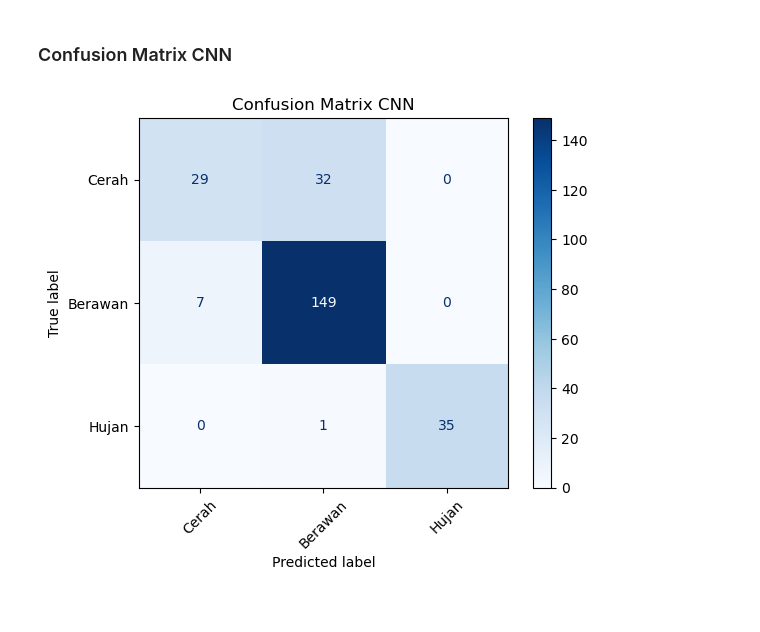
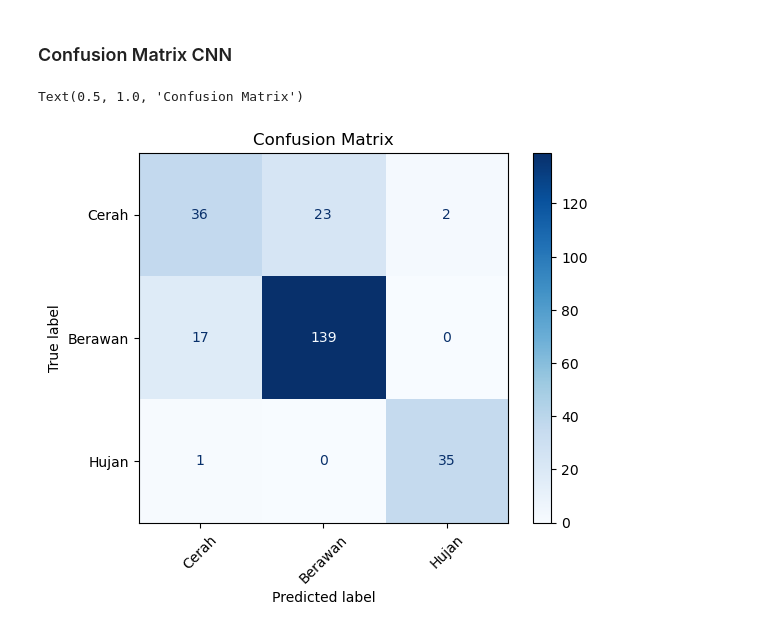
Before and after one commit to ClearSky-Tak/ClearSky-DeepLearning, a Jupyter notebook: Notebook/c_m_cnn.ipynb, the cells around one changed output. Cells and saved outputs as stored; diff of their text form; code cells hidden in the pictures.

```diff
--- a/Notebook/c_m_cnn.ipynb
+++ b/Notebook/c_m_cnn.ipynb
@@ -715,25 +715,12 @@ Dengan cara ini, model siap digunakan untuk:
 # %% [markdown]
 ### Confusion Matrix CNN
 # %%
-import numpy as np
-import matplotlib.pyplot as plt
-from sklearn.metrics import ConfusionMatrixDisplay
-
-# Matriks custom
-cm = np.array([
-    [29, 32, 0],
-    [7, 149, 0],
-    [0, 1, 35]
-])
-
-class_names = ["Cerah", "Berawan", "Hujan"]  # contoh label kelas
-
-disp = ConfusionMatrixDisplay(confusion_matrix=cm, display_labels=class_names)
-disp.plot(cmap=plt.cm.Blues, xticks_rotation=45)
-plt.title("Confusion Matrix CNN")
-plt.show()
+cm = confusion_matrix(y_true, y_pred)
+ConfusionMatrixDisplay(cm, display_labels=class_names).plot(cmap=plt.cm.Blues, xticks_rotation=45)
+plt.title("Confusion Matrix")
 # %% [output]
+Text(0.5, 1.0, 'Confusion Matrix')
-[figure, old version]
+[figure, new version]
 # %%
 # Simpan
 model.save(r"../Result Model/cnn_model.h5")
```
